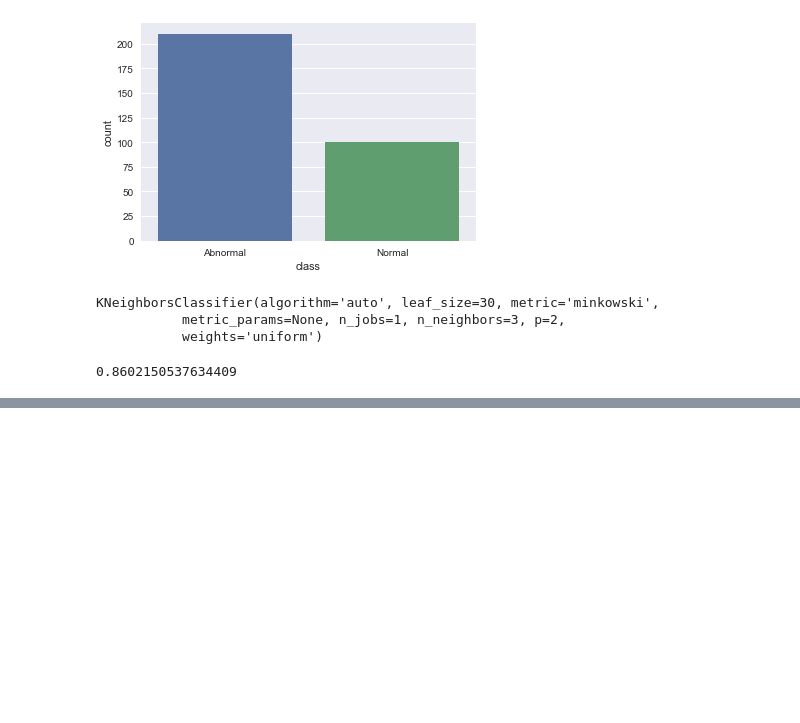
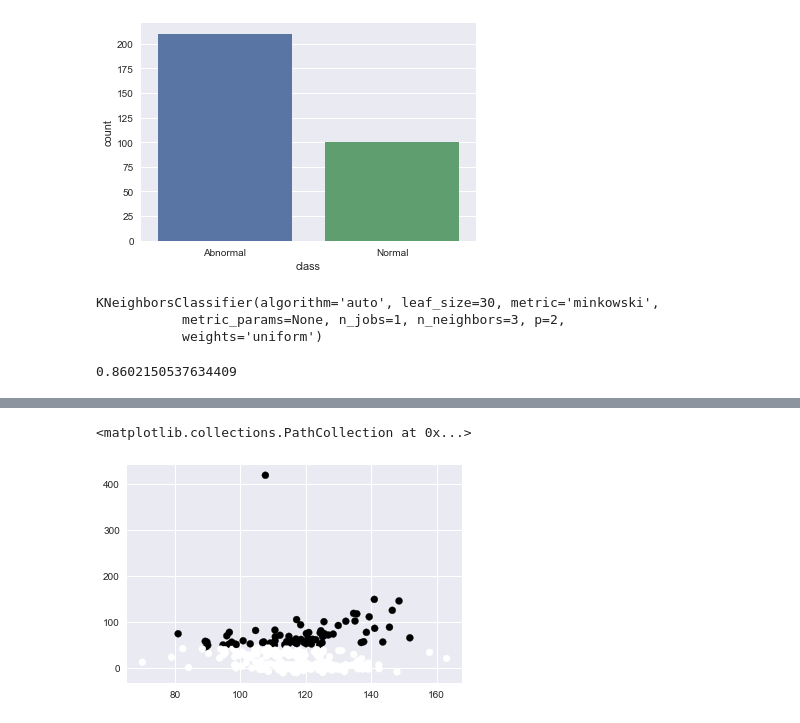
Before and after one commit to colorfulclouds/tensorflow2, a Jupyter notebook: kaggle/Data ScienceTutorial for Beginners/begin_ml_v1.ipynb, the cells around one changed output, grey strips where cells are left out. Cells and saved outputs as stored; diff of their text form; code cells hidden in the pictures; blank space fills up the shorter version.

```diff
--- a/kaggle/Data ScienceTutorial for Beginners/begin_ml_v1.ipynb
+++ b/kaggle/Data ScienceTutorial for Beginners/begin_ml_v1.ipynb
@@ -70,0 +244,14 @@ https://www.kaggle.com/kanncaa1/machine-learning-tutorial-for-beginners/notebook
+# %%
+data2 = data[['degree_spondylolisthesis' , 'pelvic_radius']]
+
+from sklearn.cluster import KMeans
+
+kmeans = KMeans(n_clusters=2)
+kmeans.fit(data2)
+
+labels= kmeans.predict(data2)
+
+plt.scatter(data.pelvic_radius , data.degree_spondylolisthesis , c=labels)
+# %% [output]
+<matplotlib.collections.PathCollection at 0x...>
+[figure, added]
```
Also changed, not shown: parts of 30 cells of this notebook, 4 other files.
